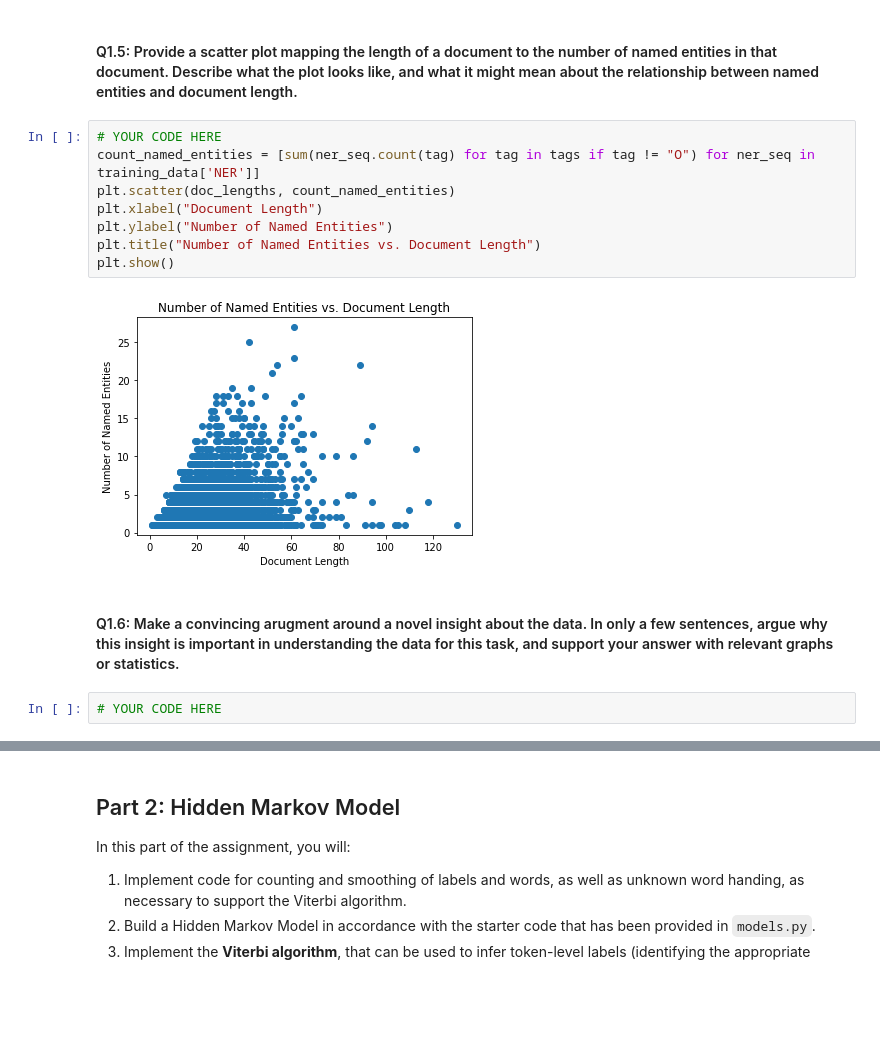
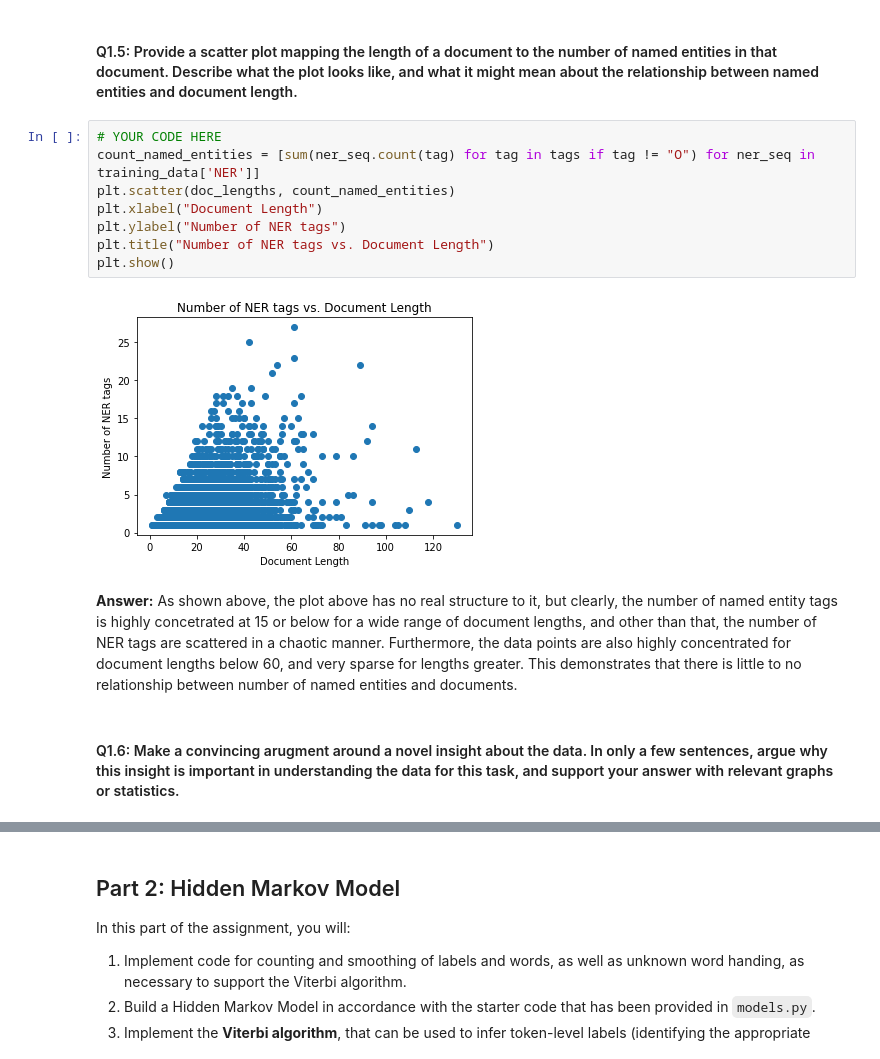
Before and after one commit to chadyu9/cs-4740, a Jupyter notebook: HW 1/hw1-student-facing.ipynb, the cells around one changed output, grey strips where cells are left out. Cells and saved outputs as stored; diff of their text form; blank space fills up the shorter version.

```diff
--- a/HW 1/hw1-student-facing.ipynb
+++ b/HW 1/hw1-student-facing.ipynb
@@ -295,14 +293,14 @@ dict(token_counts.most_common(10))
 # %%
 # YOUR CODE HERE
 count_named_entities = [sum(ner_seq.count(tag) for tag in tags if tag != "O") for ner_seq in training_data['NER']]
 plt.scatter(doc_lengths, count_named_entities)
 plt.xlabel("Document Length")
-plt.ylabel("Number of Named Entities")
-plt.title("Number of Named Entities vs. Document Length")
+plt.ylabel("Number of NER tags")
+plt.title("Number of NER tags vs. Document Length")
 plt.show()
 # %% [output]
-[figure, old version]
+[figure, new version]
+# %% [markdown]
+**Answer:** As shown above, the plot above has no real structure to it, but clearly, the number of named entity tags is highly concetrated at 15 or below for a wide range of document lengths, and other than that, the number of NER tags are scattered in a chaotic manner. Furthermore, the data points are also highly concentrated for document lengths below 60, and very sparse for lengths greater. This demonstrates that there is little to no relationship between number of named entities and documents.
 # %% [markdown]
 #### Q1.6: Make a convincing arugment around a novel insight about the data. In only a few sentences, argue why this insight is important in understanding the data for this task, and support your answer with relevant graphs or statistics.
-# %%
-# YOUR CODE HERE
```
Also changed, not shown: parts of 6 cells of this notebook.
